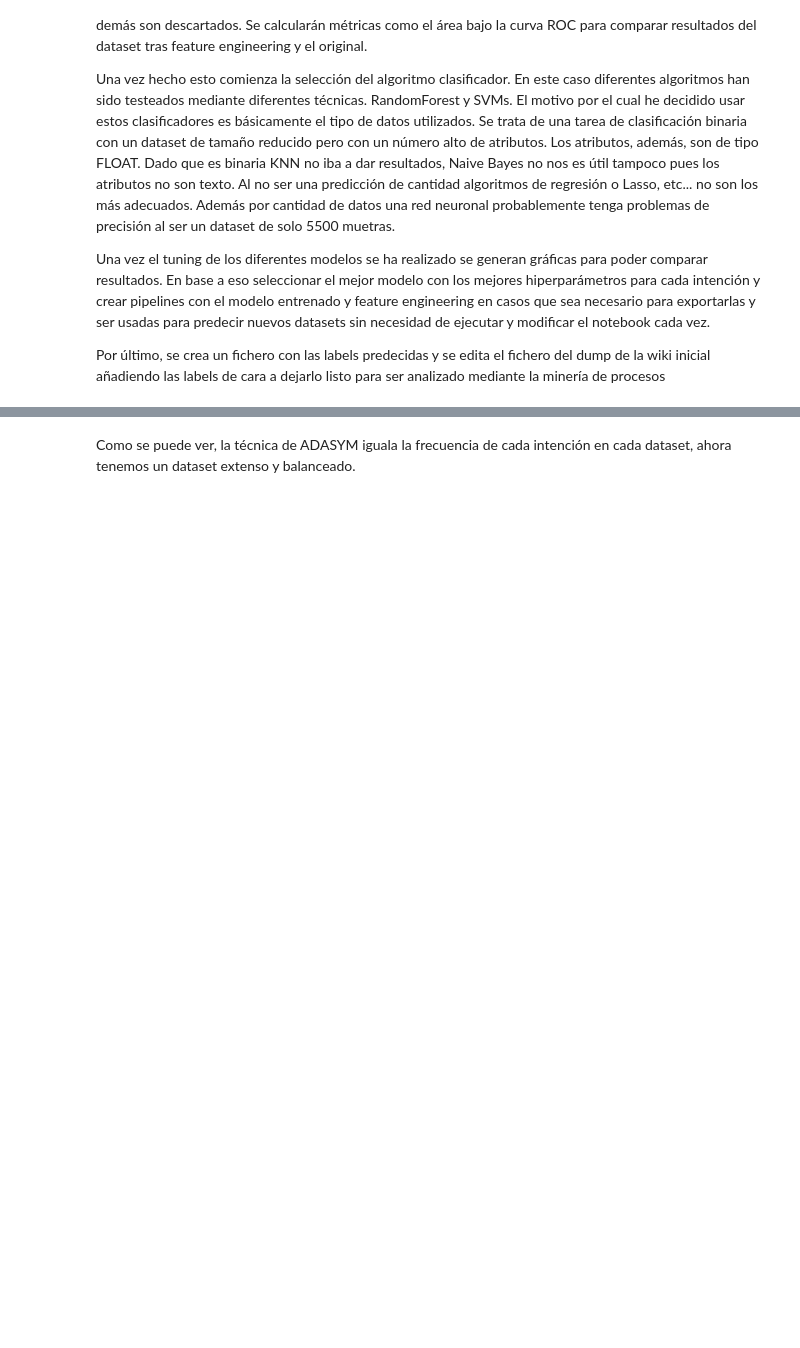
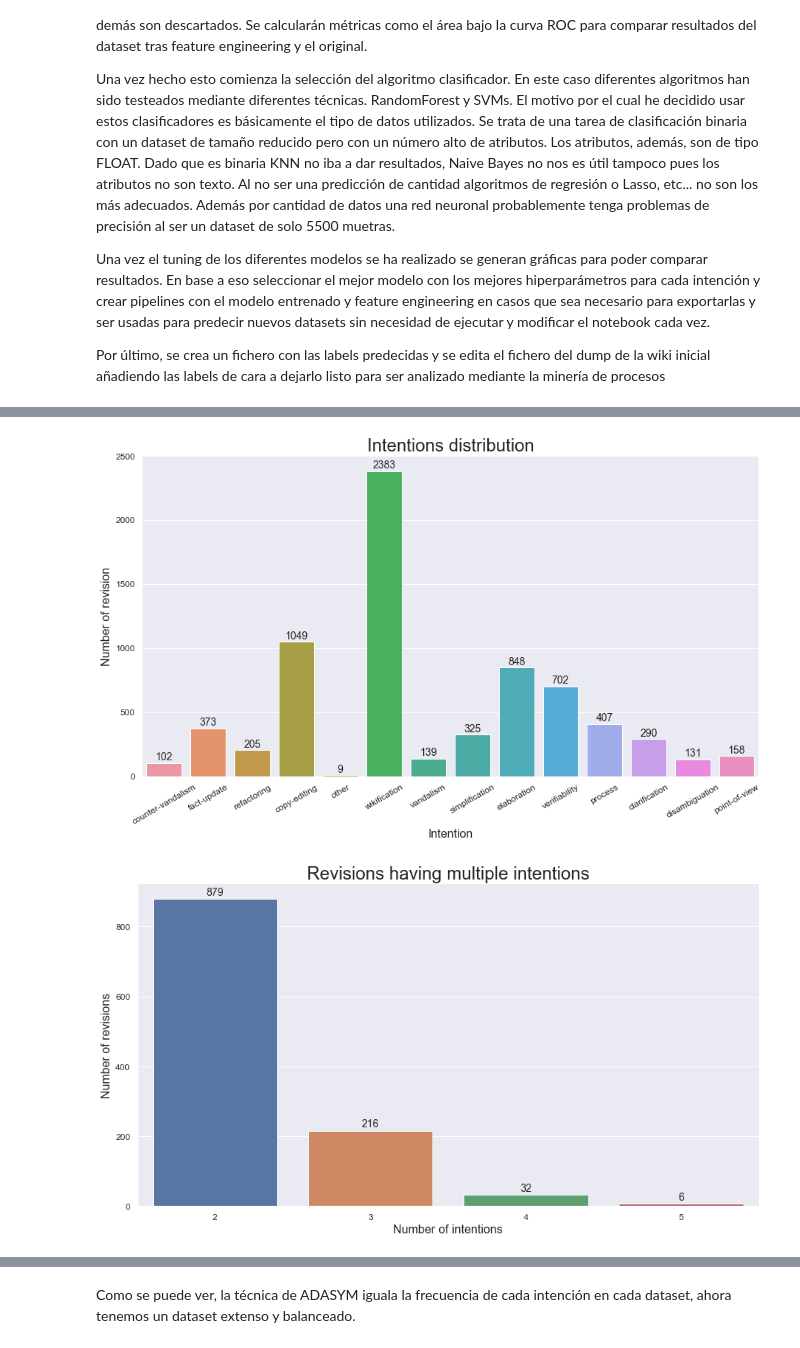
Before and after one commit to ignacioGarsami/Wiki_Semantic_Intention, a Jupyter notebook: pred_src/predictive_step.ipynb, the cells around one changed output, grey strips where cells are left out. Saved outputs shown, nothing was run; the diff lists cells and outputs as text; code cells hidden in the pictures; blank space fills up the shorter version.

Commit message:
More exploratory analysis of dataset

```diff
--- a/pred_src/predictive_step.ipynb
+++ b/pred_src/predictive_step.ipynb
@@ -43,0 +77,48 @@ plt.rcParams['savefig.dpi'] = 100
+# %%
+categories = intentions
+sns.set(font_scale = 2)
+plt.figure(figsize=(15,8))
+ax= sns.barplot(categories, dataset.iloc[:,-14:].sum().values)
+plt.title("Intentions distribution", fontsize=24)
+plt.ylabel('Number of revision', fontsize=16)
+plt.xlabel('Intention', fontsize=16)
+for tick in ax.xaxis.get_major_ticks():
+    tick.label.set_fontsize(12)
+    # specify integer or string like 'vertical'
+    tick.label.set_rotation(30)
+for tick in ax.yaxis.get_major_ticks():
+    tick.label.set_fontsize(12)
+#adding the text labels
+rects = ax.patches
+labels = dataset.iloc[:,-14:].sum().values
+for rect, label in zip(rects, labels):
+    height = rect.get_height()
+    ax.text(rect.get_x() + rect.get_width()/2, height + 5, label, ha='center', va='bottom', fontsize = 14)
+#plt.xticks(intentions,rotation = 30)
+
+plt.show()
+
+rowSums = dataset.iloc[:,-14:].sum(axis=1)
+multiLabel_counts = rowSums.value_counts()
+multiLabel_counts = multiLabel_counts.iloc[1:]
+sns.set(font_scale = 2)
+plt.figure(figsize=(15,8))
+ax = sns.barplot(multiLabel_counts.index, multiLabel_counts.values)
+plt.title("Revisions having multiple intentions")
+plt.ylabel('Number of revisions', fontsize=16)
+plt.xlabel('Number of intentions', fontsize=16)
+for tick in ax.yaxis.get_major_ticks():
+    tick.label.set_fontsize(12)
+for tick in ax.xaxis.get_major_ticks():
+    tick.label.set_fontsize(12)
+#plt.xticks(multiLabel_counts.index, fontsize = 12)
+#adding the text labels
+rects = ax.patches
+labels = multiLabel_counts.values
+for rect, label in zip(rects, labels):
+    height = rect.get_height()
+    ax.text(rect.get_x() + rect.get_width()/2, height + 5, label, ha='center', va='bottom', fontsize = 14)
+plt.show()
+# %% [output]
+[figure, added]
+[figure, added]
```
Also changed, not shown: parts of 9 cells of this notebook.
